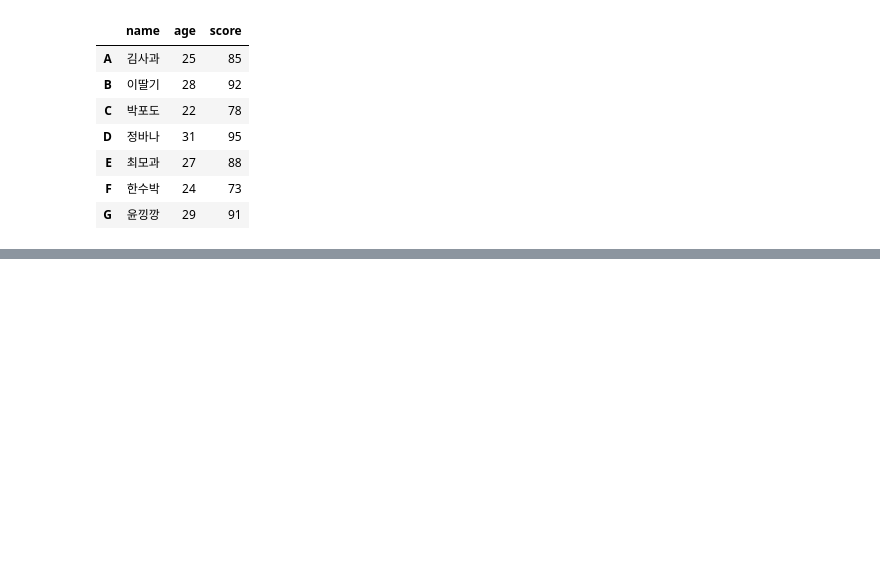
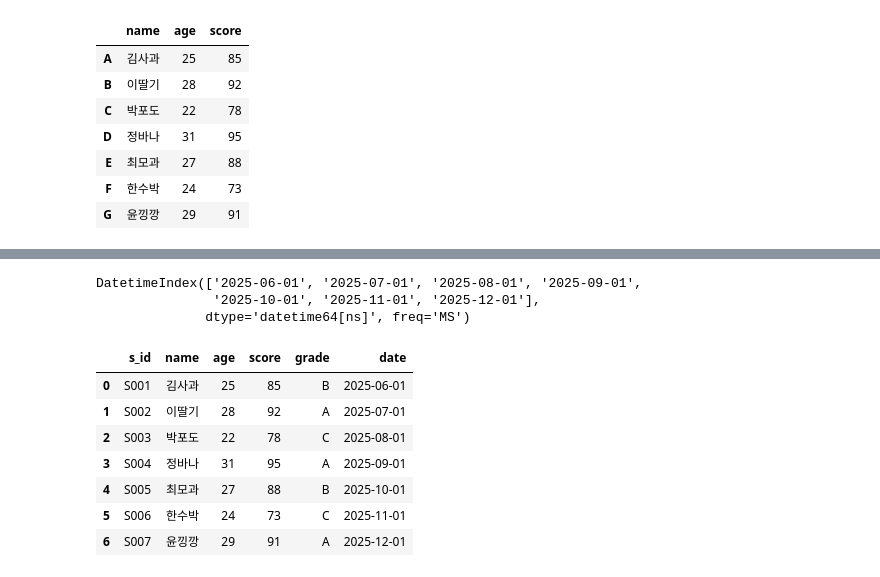
Before and after one commit to gayeoniee/data_anal_rep, a Jupyter notebook: 4. 판다스.ipynb, the cells around one changed output, grey strips where cells are left out. Saved outputs shown, nothing was run; the diff lists cells and outputs as text; code cells hidden in the pictures; blank space fills up the shorter version.

```diff
--- a/4. 판다스.ipynb
+++ b/4. 판다스.ipynb
@@ -449,0 +589,4 @@ df
+# %%
+# 인덱스로 행 삭제
+df1 = df.drop(7, axis=0)
+df = df1
@@ -449,0 +674,3 @@ df
+# %%
+df_new = df.set_index('s_id')
+df_new
@@ -449,0 +691,3 @@ df
+# %%
+df_new.reset_index(inplace=True)
+df_new
@@ -449,0 +703,19 @@ df
+# %%
+dr = pd.date_range('2025-06-01',periods=7, freq='MS')
+dr
+# %% [output]
+DatetimeIndex(['2025-06-01', '2025-07-01', '2025-08-01', '2025-09-01',
+               '2025-10-01', '2025-11-01', '2025-12-01'],
+              dtype='datetime64[ns]', freq='MS')
+# %%
+df_new['date'] = dr
+df_new
+# %% [output]
+|  | s_id | name | age | score | grade | date |
+| 0 | S001 | 김사과 | 25 | 85 | B | 2025-06-01 |
+| 1 | S002 | 이딸기 | 28 | 92 | A | 2025-07-01 |
+| 2 | S003 | 박포도 | 22 | 78 | C | 2025-08-01 |
+| 3 | S004 | 정바나 | 31 | 95 | A | 2025-09-01 |
+| 4 | S005 | 최모과 | 27 | 88 | B | 2025-10-01 |
+| 5 | S006 | 한수박 | 24 | 73 | C | 2025-11-01 |
+| 6 | S007 | 윤낑깡 | 29 | 91 | A | 2025-12-01 |
```
Also changed, not shown: parts of 35 cells of this notebook, 1 other file.
